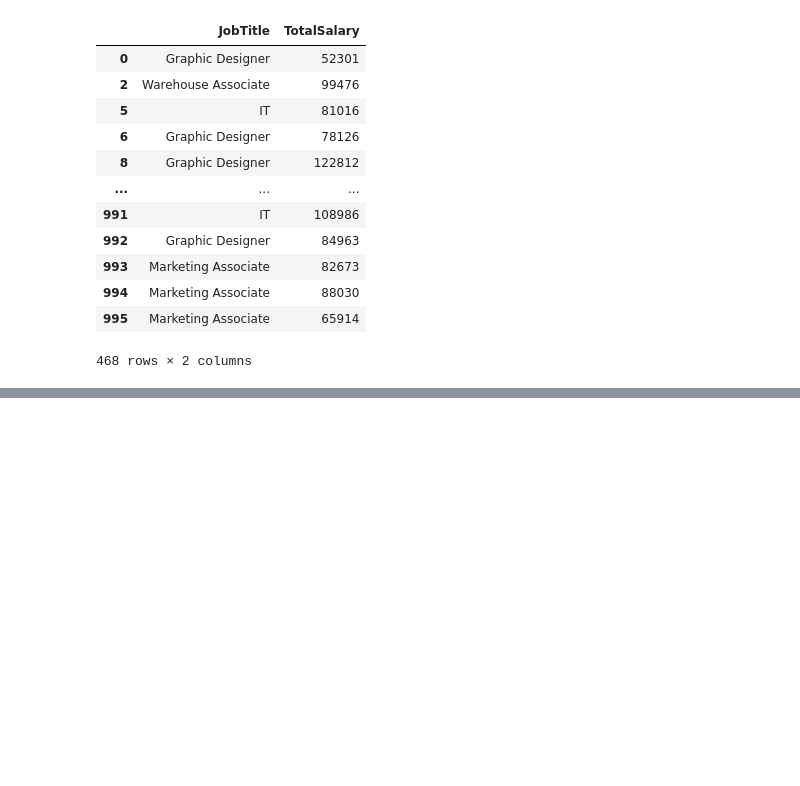
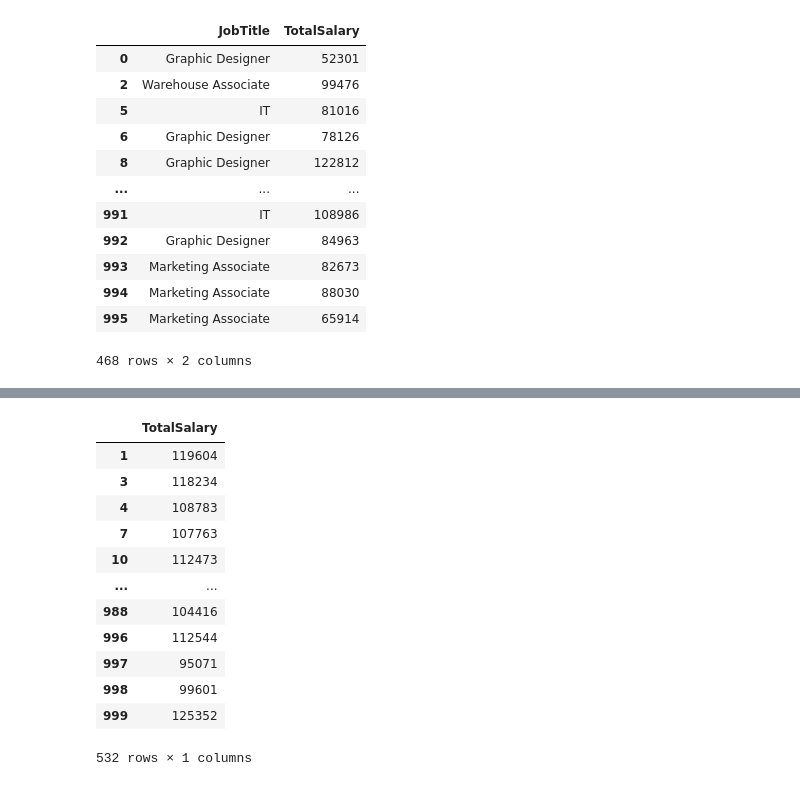
Before and after one commit to Jkhattak/GlassdoreGenderPayGap, a Jupyter notebook: main.ipynb, the cells around one changed output, grey strips where cells are left out. Saved outputs shown, nothing was run; the diff lists cells and outputs as text; code cells hidden in the pictures; blank space fills up the shorter version.

```diff
--- a/main.ipynb
+++ b/main.ipynb
@@ -301,0 +309,17 @@ Female_Salary
+# %%
+Male_Salary = df.loc[df['Gender'] == 'Male', ['TotalSalary']]
+Male_Salary
+# %% [output]
+|  | TotalSalary |
+| 1 | 119604 |
+| 3 | 118234 |
+| 4 | 108783 |
+| 7 | 107763 |
+| 10 | 112473 |
+| ... | ... |
+| 988 | 104416 |
+| 996 | 112544 |
+| 997 | 95071 |
+| 998 | 99601 |
+| 999 | 125352 |
+532 rows × 1 columns
```
Also changed, not shown: parts of 8 cells of this notebook.
